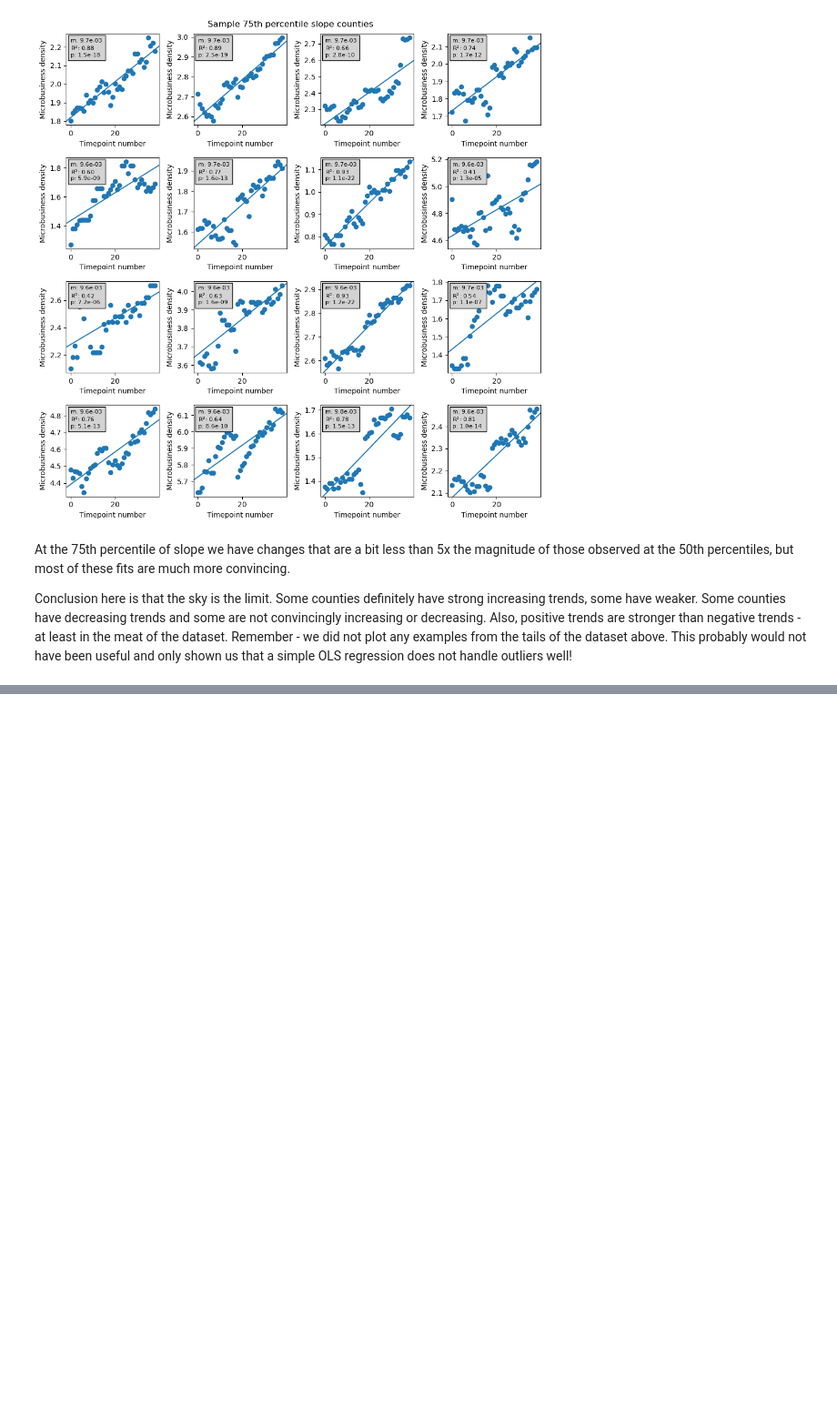
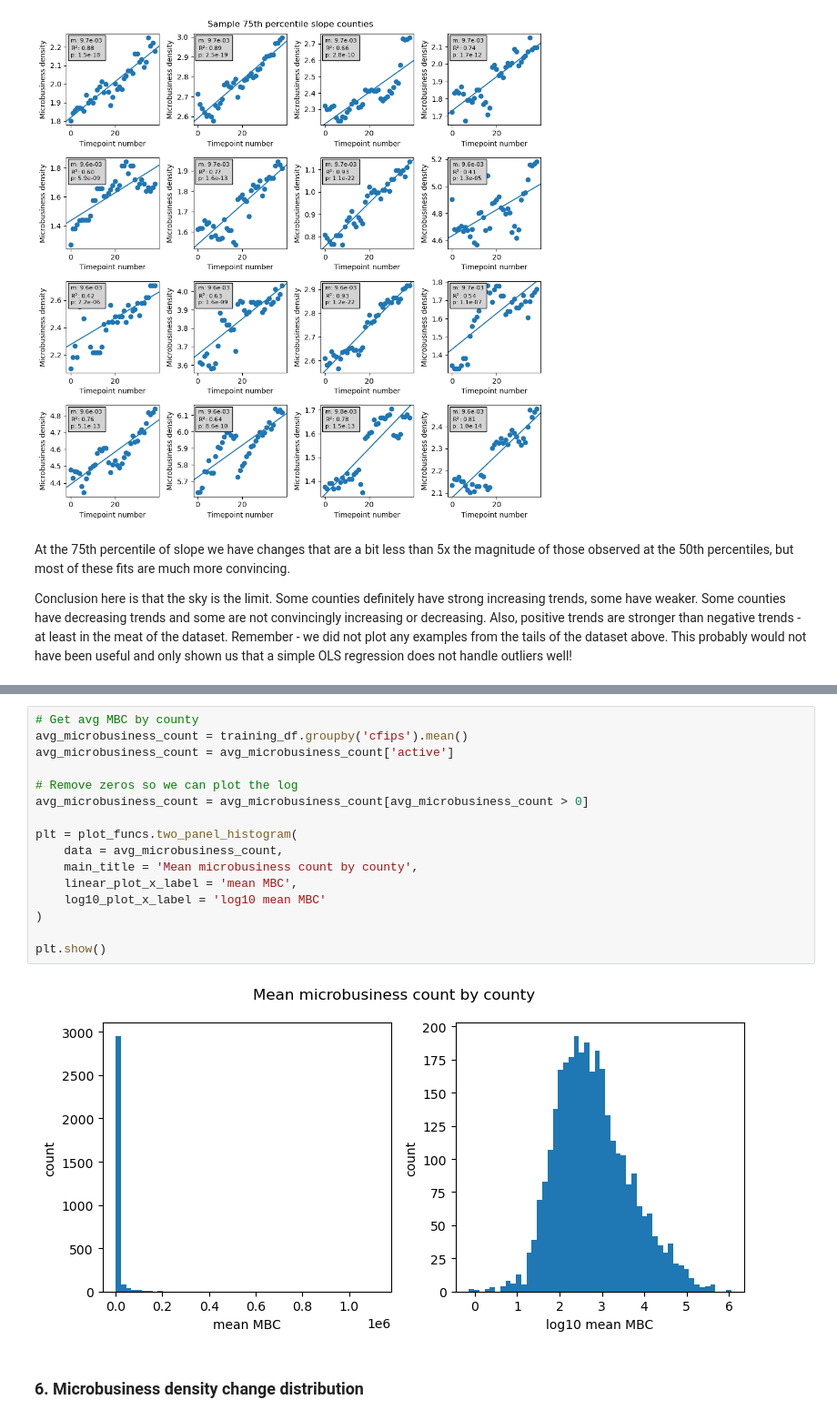
Before and after one commit to gperdrizet/kaggle_microbusiness, a Jupyter notebook: notebooks/02-training_data_exploration.ipynb, the cells around one changed output, grey strips where cells are left out. Shown at 91% size. Cells and saved outputs as stored; diff of their text form; blank space fills up the shorter version.

```diff
--- a/notebooks/02-training_data_exploration.ipynb
+++ b/notebooks/02-training_data_exploration.ipynb
@@ -907,0 +959,21 @@ Conclusion here is that the sky is the limit. Some counties definitely have stro
+# %%
+# Get avg MBC by county
+avg_microbusiness_count = training_df.groupby('cfips').mean()
+avg_microbusiness_count = avg_microbusiness_count['active']
+
+# Remove zeros so we can plot the log
+avg_microbusiness_count = avg_microbusiness_count[avg_microbusiness_count > 0]
+
+plt = plot_funcs.two_panel_histogram(
+    data = avg_microbusiness_count,
+    main_title = 'Mean microbusiness count by county',
+    linear_plot_x_label = 'mean MBC',
+    log10_plot_x_label = 'log10 mean MBC'
+)
+
+plt.show()
+# %% [output]
+[figure, added]
+# %% [markdown]
+<a name="microbusiness_density_change_distribution"></a>
+### 6. Microbusiness density change distribution
```
Also changed, not shown: parts of 29 cells of this notebook.
